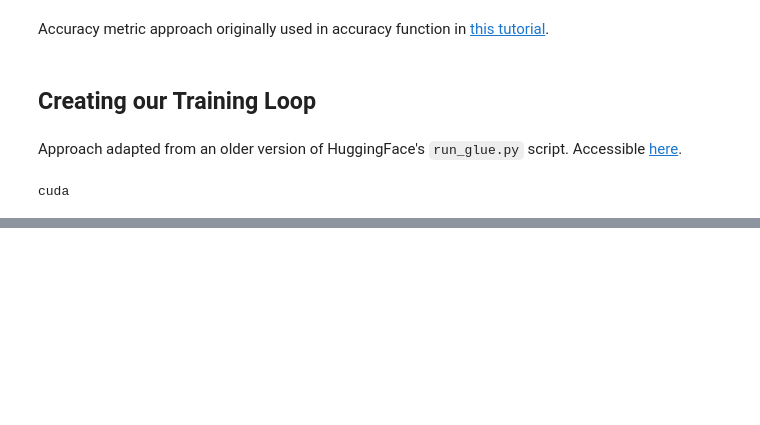
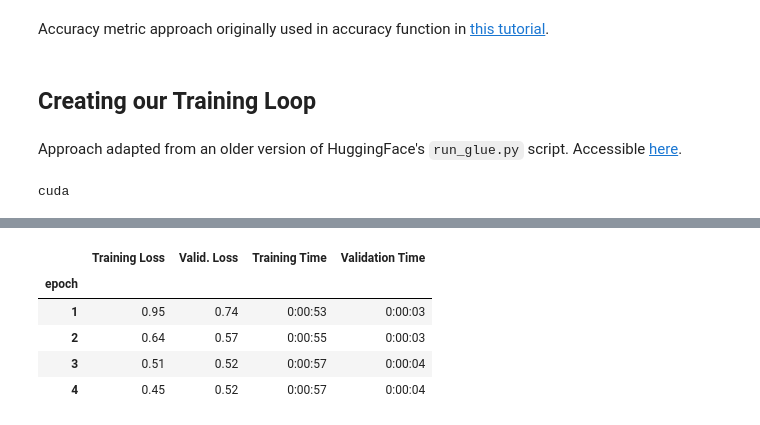
Before and after one commit to ashwani-bhat/emotion-analysis, a Jupyter notebook: sentimentAnalysis_BERT.ipynb, the cells around one changed output, grey strips where cells are left out. Drawn from its saved outputs; the diff is of its cells as text; code cells hidden in the pictures; blank space fills up the shorter version.

```diff
--- a/sentimentAnalysis_BERT.ipynb
+++ b/sentimentAnalysis_BERT.ipynb
@@ -307,7 +320,9 @@ def evaluate(dataloader_val):
 
     return loss_val_avg, predictions, true_vals
 # %%
+training_stats = []
 for epoch in tqdm(range(1, epochs+1)):
+    t0 = time.time()
 
     model.train()
 
@@ -345,10 +360,25 @@ for epoch in tqdm(range(1, epochs+1)):
 
     loss_train_avg = loss_train_total/len(dataloader_train)
     tqdm.write(f'Training loss: {loss_train_avg}')
+    training_time = format_time(time.time() - t0)
 
-    val_loss, predictions, true_vals = evaluate(dataloader_validation)
+    t0 = time.time()
+    val_loss_avg, predictions, true_vals = evaluate(dataloader_validation)
     val_f1 = f1_score_func(predictions, true_vals)
-    tqdm.write(f'Validation loss: {val_loss}')
+    validation_time = format_time(time.time() - t0)
+
+    # Record all statistics from this epoch.
+    training_stats.append(
+        {
+            'epoch': epoch,
+            'Training Loss': loss_train_avg,
+            'Valid. Loss': val_loss_avg,
+            'Training Time': training_time,
+            'Validation Time': validation_time
+        }
+    )
+
+    tqdm.write(f'Validation loss: {val_loss_avg}')
     tqdm.write(f'F1 Score (Weighted): {val_f1}')
 # %% [output]
 Epoch 1
@@ -372,0 +403,24 @@ F1 Score (Weighted): 0.788517769316366
+# %%
+import pandas as pd
+
+# Display floats with two decimal places.
+pd.set_option('precision', 2)
+
+# Create a DataFrame from our training statistics.
+df_stats = pd.DataFrame(data=training_stats)
+
+# Use the 'epoch' as the row index.
+df_stats = df_stats.set_index('epoch')
+
+# A hack to force the column headers to wrap.
+#df = df.style.set_table_styles([dict(selector="th",props=[('max-width', '70px')])])
+
+# Display the table.
+df_stats
+# %% [output]
+|  | Training Loss | Valid. Loss | Training Time | Validation Time |
+| epoch |  |  |  |  |
+| 1 | 0.95 | 0.74 | 0:00:53 | 0:00:03 |
+| 2 | 0.64 | 0.57 | 0:00:55 | 0:00:03 |
+| 3 | 0.51 | 0.52 | 0:00:57 | 0:00:04 |
+| 4 | 0.45 | 0.52 | 0:00:57 | 0:00:04 |
```
Also changed, not shown: parts of 5 cells of this notebook.
